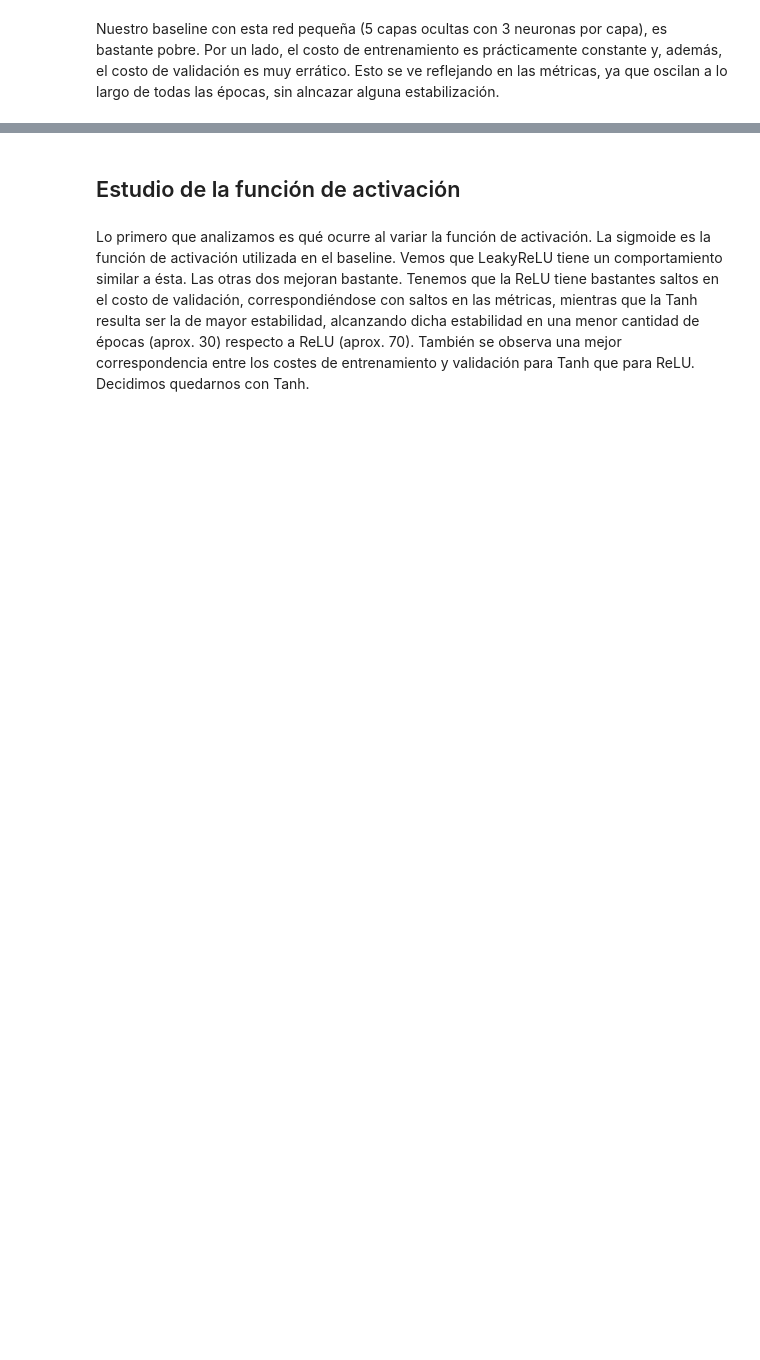
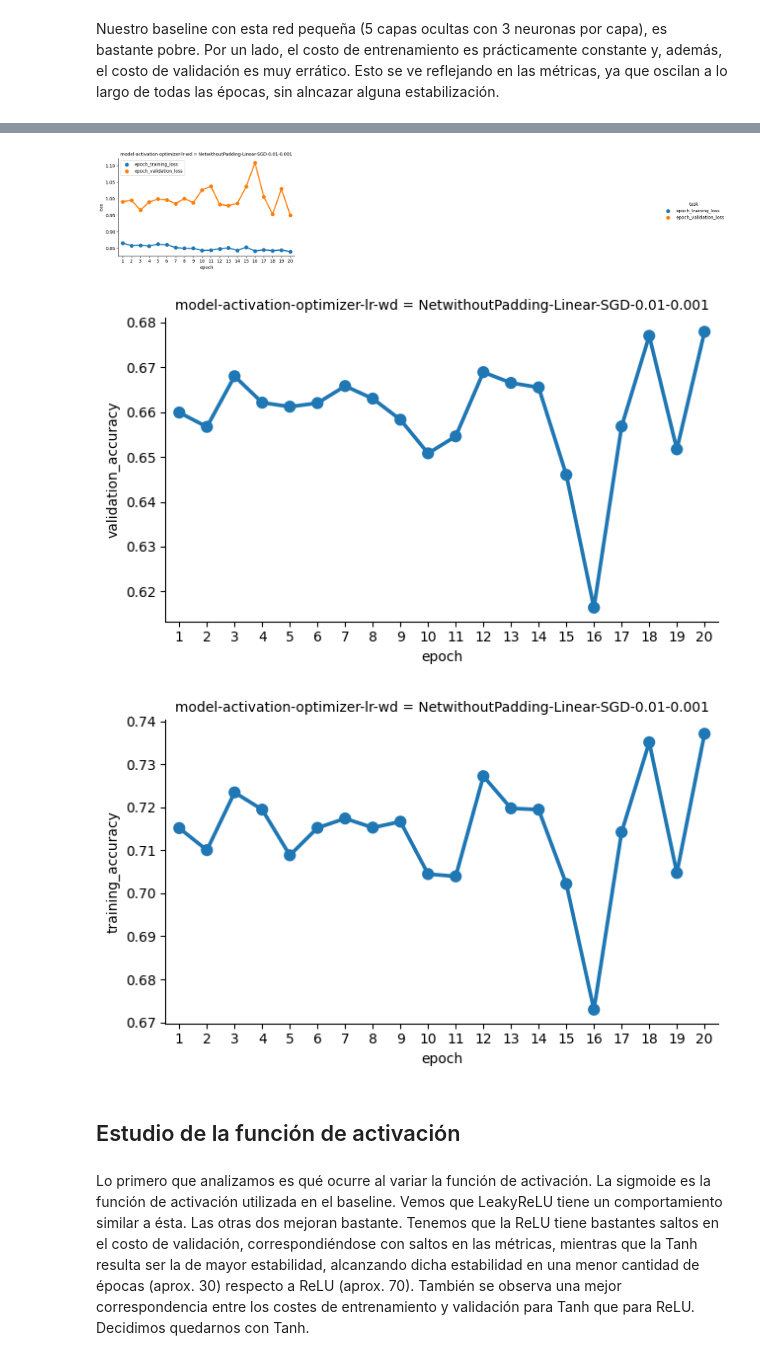
Before and after one commit to Cheva94/Diplo_Opt, a Jupyter notebook: 3_DL/Lab2/Resolución_Lab2.ipynb, the cells around one changed output, grey strips where cells are left out. Cells and saved outputs as stored; diff of their text form; code cells hidden in the pictures; blank space fills up the shorter version.

```diff
--- a/3_DL/Lab2/Resolución_Lab2.ipynb
+++ b/3_DL/Lab2/Resolución_Lab2.ipynb
@@ -52,15 +66,15 @@ import torchvision.transforms as transforms
 def data_preparation(BATCH_SIZE, transform):
 
     # Download and load the training data
-    trainset = datasets.CIFAR10(root='./data', train=True,
+    train_set = datasets.CIFAR10(root='./data', train=True,
                                             download=True, transform=transform)
-    trainloader = DataLoader(trainset, batch_size=BATCH_SIZE,
+    train_loader = DataLoader(train_set, batch_size=BATCH_SIZE,
                                             shuffle=True, num_workers=2)
 
     # Download and load the test data
-    testset = datasets.CIFAR10(root='./data', train=False,
+    test_set = datasets.CIFAR10(root='./data', train=False,
                                         download=True, transform=transform)
-    testloader = DataLoader(testset, batch_size=BATCH_SIZE,
+    test_loader = DataLoader(test_set, batch_size=BATCH_SIZE,
                                             shuffle=False, num_workers=2)
 
-    return trainset, trainloader, testset, testloader
+    return train_set, train_loader, test_set, test_loader
@@ -537,2 +434,6 @@ plot_results(100, SmallMLP_Baseline_Epocas_100)
 # %% [markdown]
 Nuestro baseline con esta red pequeña (5 capas ocultas con 3 neuronas por capa), es bastante pobre. Por un lado, el costo de entrenamiento es prácticamente constante y, además, el costo de validación es muy errático. Esto se ve reflejando en las métricas, ya que oscilan a lo largo de todas las épocas, sin alncazar alguna estabilización.
+# %%
+experiments = []
+experiment = run_experiment(model, 20, train_loader, test_loader, criterion, optimizer)
+experiments.append(experiment)
@@ -539,3 +460,21 @@ Nuestro baseline con esta red pequeña (5 capas ocultas con 3 neuronas por capa)
+# %%
+# Obtener y graficar las pérdidas
+experiments_set = experiments
+df_loss, df_metrics = get_data_loss_metrics(experiments_set)
+
+sns.catplot(data=df_loss, x='epoch', y='loss',  hue='task', col='model-activation-optimizer-lr-wd',
+            col_wrap=3, kind='point', height=4, aspect=1.5)
+plt.legend()
+plt.show()
+sns.catplot(data=df_metrics, x='epoch', y='validation_accuracy', col='model-activation-optimizer-lr-wd',
+            col_wrap=3, kind='point', height=4, aspect=1.5)
+sns.catplot(data=df_metrics, x='epoch', y='training_accuracy', col='model-activation-optimizer-lr-wd',
+            col_wrap=3, kind='point', height=4, aspect=1.5)
+plt.show()
+# %% [output]
+[figure, added]
+[figure, added]
+[figure, added]
 # %% [markdown]
 ## Estudio de la función de activación
 # %%
```
Also changed, not shown: parts of 23 cells of this notebook.
